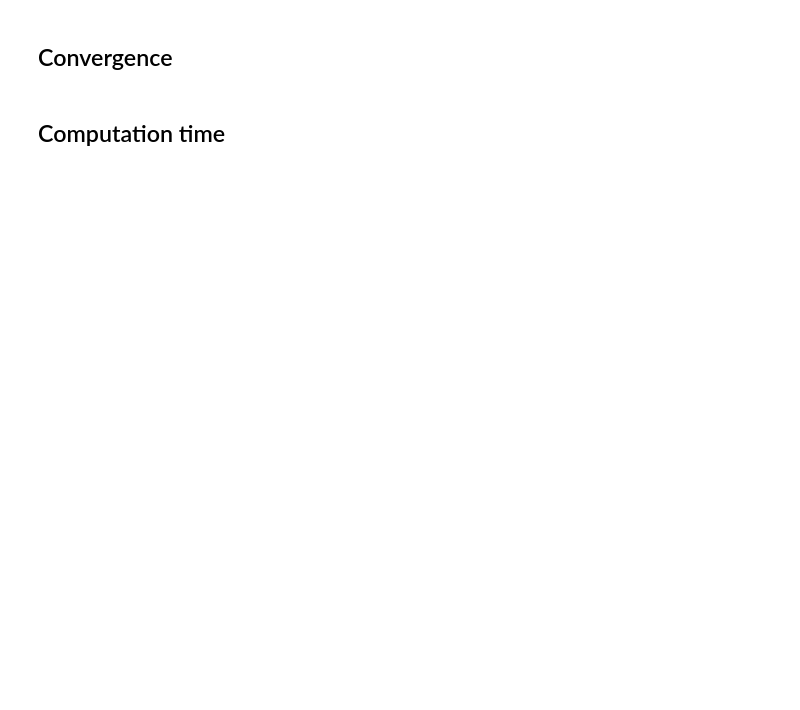
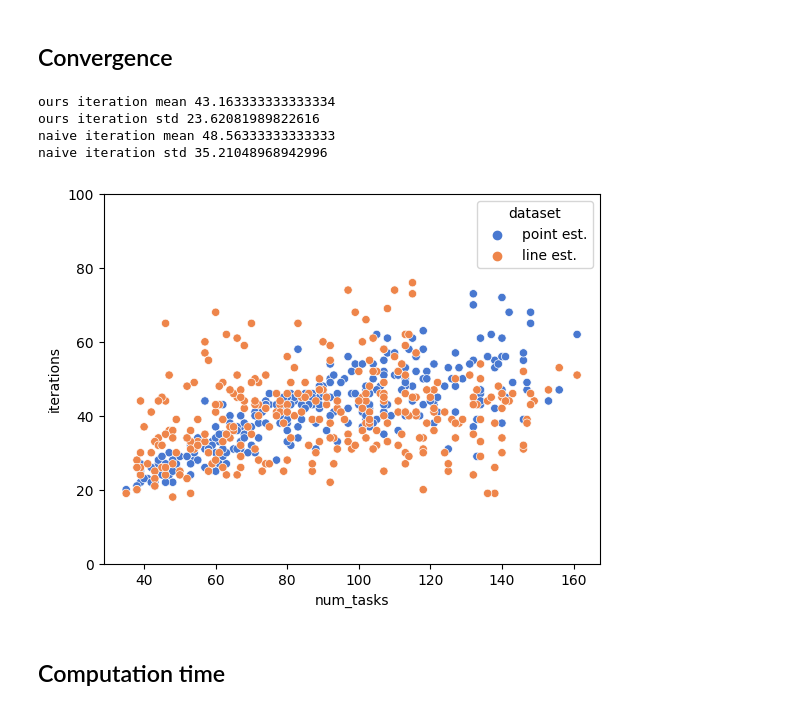
Before and after one commit to kasperg3/trajallocpy, a Jupyter notebook: plot_benchmarks.ipynb, the cells around one changed output. Cells and saved outputs as stored; diff of their text form; code cells hidden in the pictures; blank space fills up the shorter version.

```diff
--- a/plot_benchmarks.ipynb
+++ b/plot_benchmarks.ipynb
@@ -118,26 +133,32 @@ sns.scatterplot(data=concatenated, x="num_tasks", y="totalRouteCosts", hue="data
 # %%
 # ours_naive = "benchmarks/ours_naive_4robots_600capacity_AC300.csv"
 # ours = "benchmarks/ours_4robots_600capacity_AC300.csv"
-ours_naive = "benchmarks/ours_naive_2robots_1200capacity_AC300.csv"
-ours = "benchmarks/ours_2robots_1200capacity_AC300.csv"
+ours_naive = "benchmarks/AC300/ours_naive_2robots_1200capacity_AC300.csv"
+ours = "benchmarks/AC300/ours_2robots_1200capacity_AC300.csv"
 
 # Create an empty list to hold the dataframes
 ours_naive_df = pd.read_csv(ours_naive)
 ours_df = pd.read_csv(ours)
 
 concatenated = pd.concat([ours_naive_df.assign(dataset='point est.'), ours_df.assign(dataset='line est.')])
 sns.set_palette('muted')
 
 plt.ylim(0, 100)
 sns.scatterplot(data=concatenated, x="num_tasks", y="iterations", hue="dataset")
 
 # Merge the two DataFrames on the 'Key' column
 merged_df = pd.merge(ours_naive_df, ours_df, on='dataset_name', suffixes=('_ours', '_naive'))
 
 print("ours iteration mean", ours_df["iterations"].mean())
 print("ours iteration std", ours_df["iterations"].std())
 print("naive iteration mean",ours_naive_df["iterations"].mean())
 print("naive iteration std",ours_naive_df["iterations"].std())
+# %% [output]
+ours iteration mean 43.163333333333334
+ours iteration std 23.62081989822616
+naive iteration mean 48.56333333333333
+naive iteration std 35.21048968942996
+[figure, added]
 # %% [markdown]
 ## Computation time
 # %%
```
Also changed, not shown: parts of 7 cells of this notebook, 32 other files.
